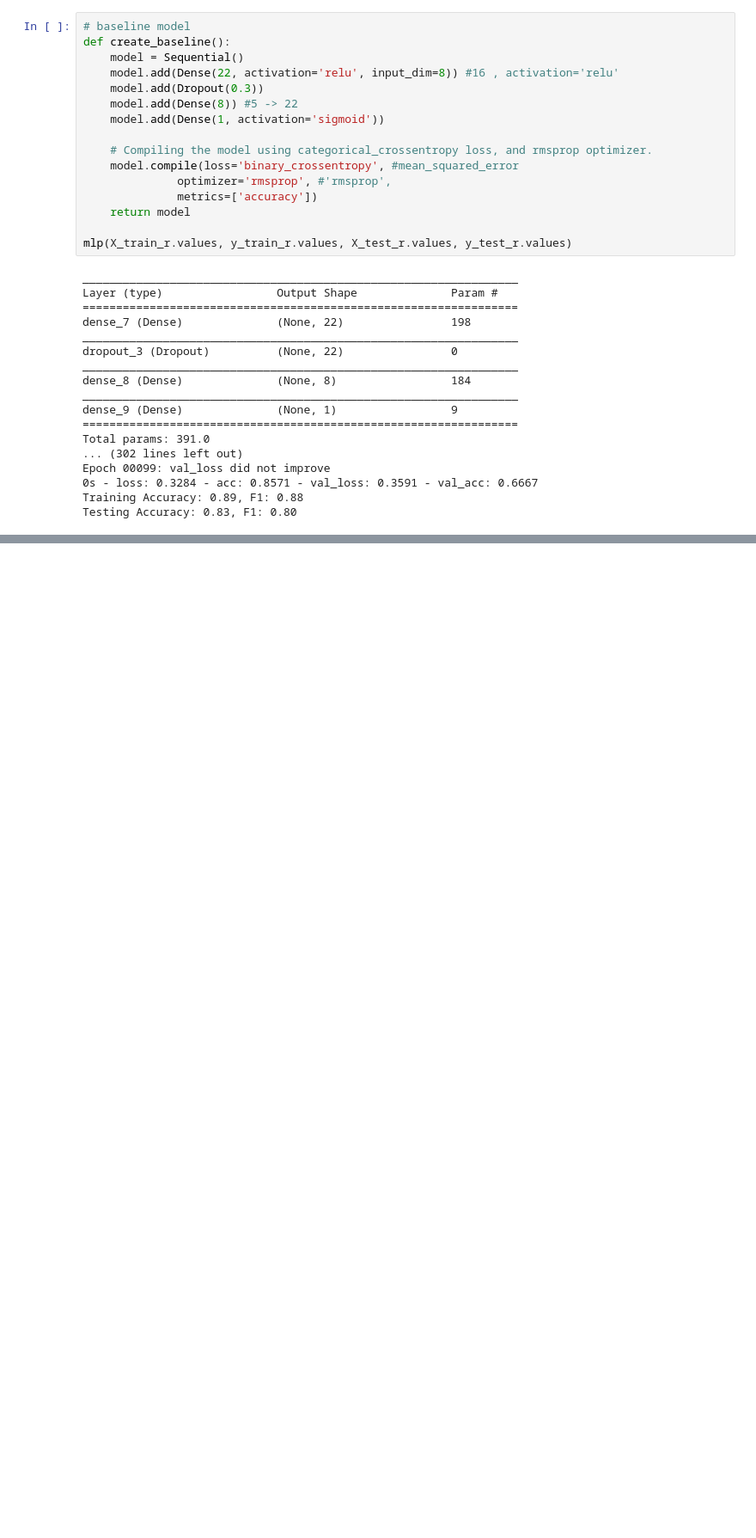
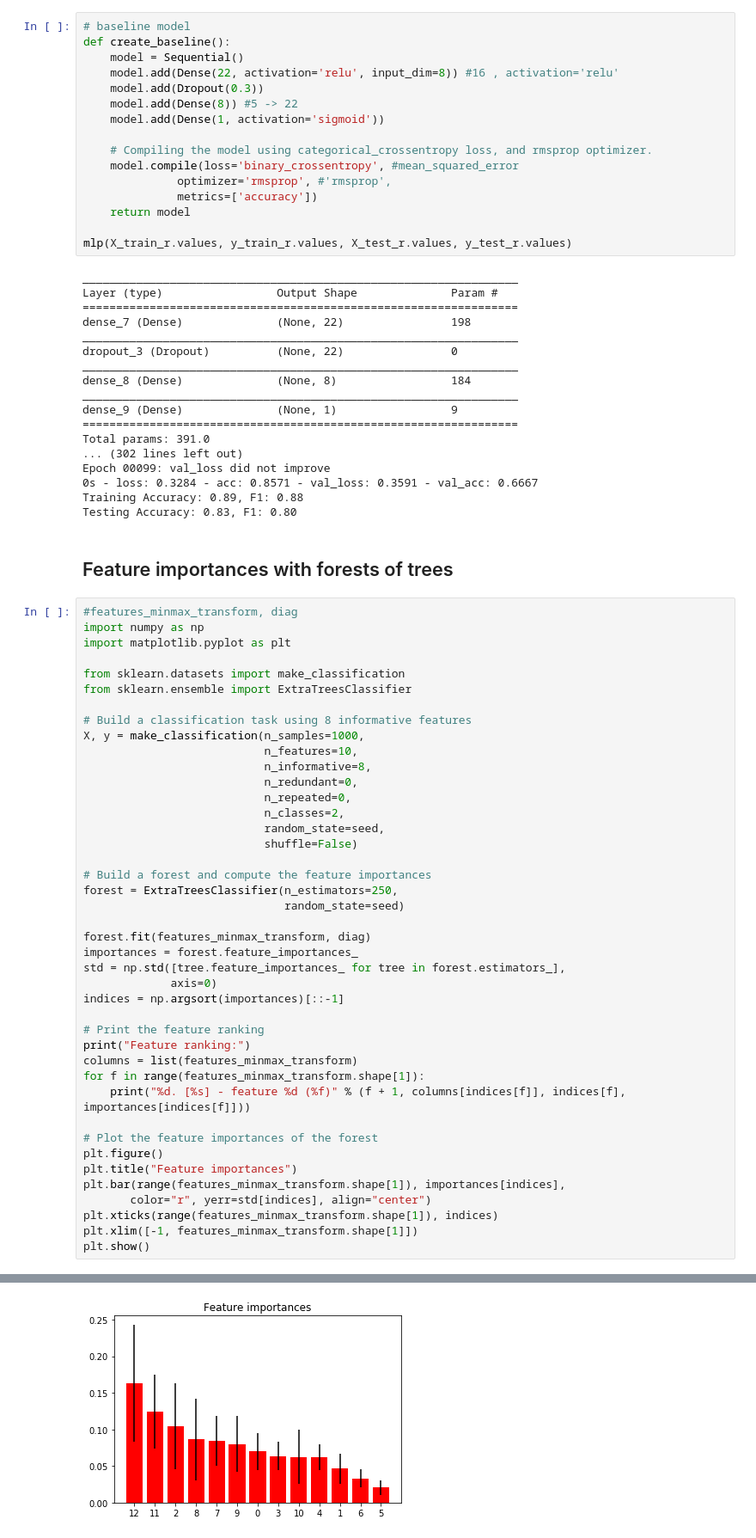
Before and after one commit to m-nagy/machine-learning, a Jupyter notebook: capstone/project/Heart_Disease.ipynb, the cells around one changed output, grey strips where cells are left out. Shown at 86% size. Cells and saved outputs as stored; diff of their text form; blank space fills up the shorter version.

```diff
--- a/capstone/project/Heart_Disease.ipynb
+++ b/capstone/project/Heart_Disease.ipynb
@@ -580,3 +591,48 @@ Epoch 00099: val_loss did not improve
 0s - loss: 0.3284 - acc: 0.8571 - val_loss: 0.3591 - val_acc: 0.6667
 Training Accuracy: 0.89, F1: 0.88
 Testing Accuracy: 0.83, F1: 0.80
+# %% [markdown]
+## Feature importances with forests of trees
+# %%
+#features_minmax_transform, diag
+import numpy as np
+import matplotlib.pyplot as plt
+
+from sklearn.datasets import make_classification
+from sklearn.ensemble import ExtraTreesClassifier
+
+# Build a classification task using 8 informative features
+X, y = make_classification(n_samples=1000,
+                           n_features=10,
+                           n_informative=8,
+                           n_redundant=0,
+                           n_repeated=0,
+                           n_classes=2,
+                           random_state=seed,
+                           shuffle=False)
+
+# Build a forest and compute the feature importances
+forest = ExtraTreesClassifier(n_estimators=250,
+                              random_state=seed)
+
+forest.fit(features_minmax_transform, diag)
+importances = forest.feature_importances_
+std = np.std([tree.feature_importances_ for tree in forest.estimators_],
+             axis=0)
+indices = np.argsort(importances)[::-1]
+
+# Print the feature ranking
+print("Feature ranking:")
+columns = list(features_minmax_transform)
+for f in range(features_minmax_transform.shape[1]):
+    print("%d. [%s] - feature %d (%f)" % (f + 1, columns[indices[f]], indices[f], importances[indices[f]]))
+
+# Plot the feature importances of the forest
+plt.figure()
+plt.title("Feature importances")
+plt.bar(range(features_minmax_transform.shape[1]), importances[indices],
+       color="r", yerr=std[indices], align="center")
+plt.xticks(range(features_minmax_transform.shape[1]), indices)
+plt.xlim([-1, features_minmax_transform.shape[1]])
+plt.show()
+# %% [output]
@@ -582,0 +653 @@ Testing Accuracy: 0.83, F1: 0.80
+[figure, added]
```
Also changed, not shown: parts of 2 cells of this notebook, 2 other files.
